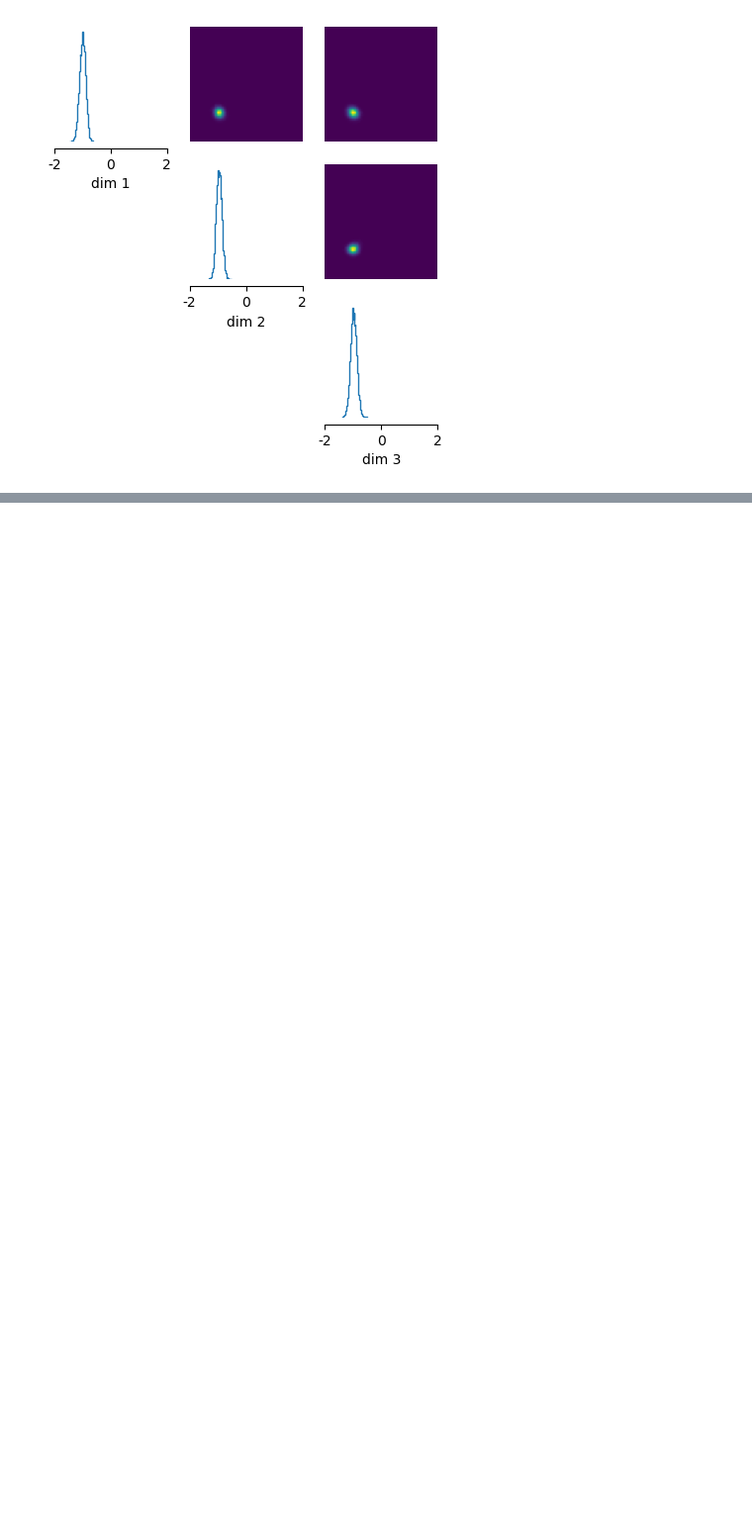
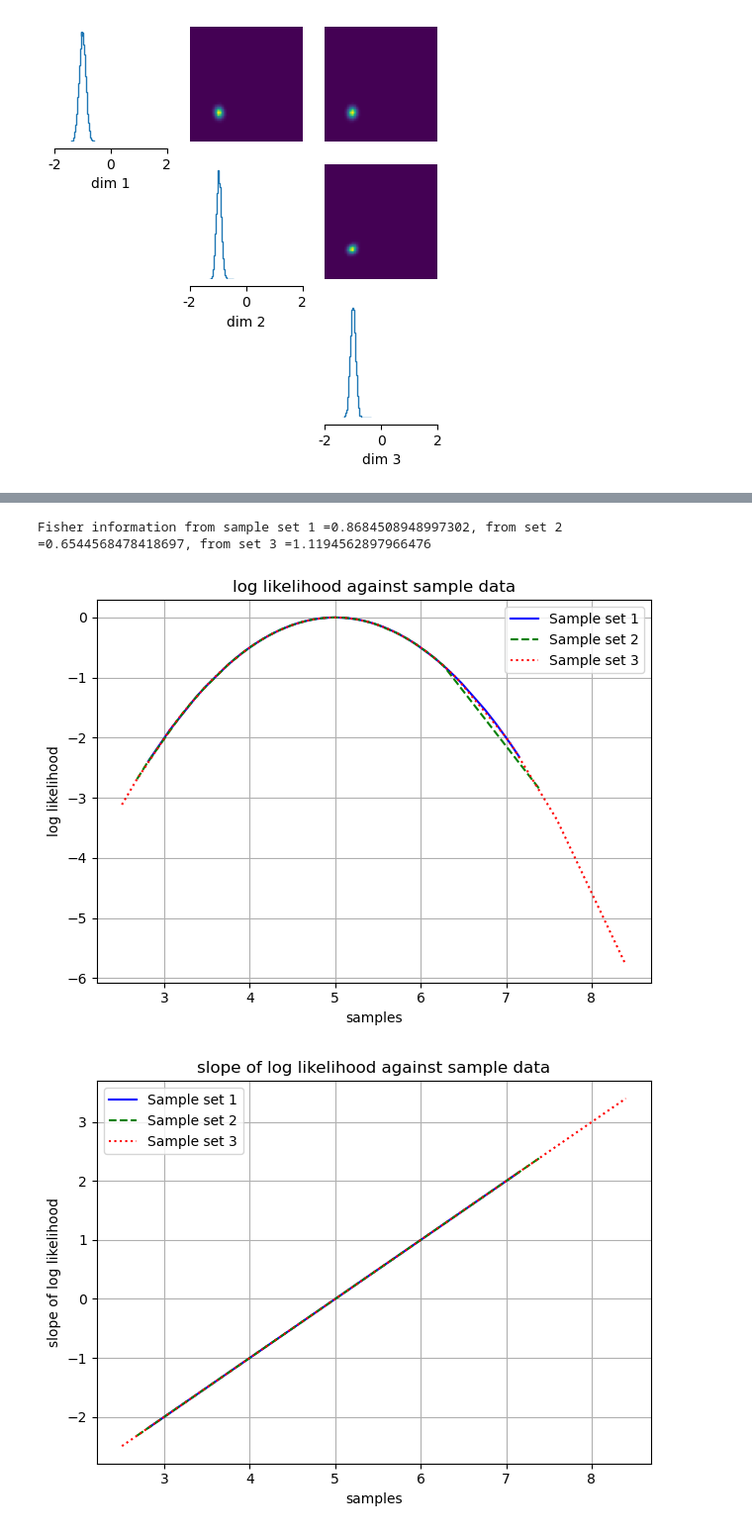
Before and after one commit to james-alvey-42/sbi-features, a Jupyter notebook: notebooks/2025-07-09-wk2-SBI-lib.ipynb, the cells around one changed output, grey strips where cells are left out. Shown at 99% size. Drawn from its saved outputs; the diff is of its cells as text; code cells hidden in the pictures; blank space fills up the shorter version.

Commit message:
week 2 notebook - some basic sbi lib explorations on amortised NPE and multi-round NPE; Fisher information calculation on Gaussian with different sample sizes to examine convergence.

```diff
--- a/notebooks/2025-07-09-wk2-SBI-lib.ipynb
+++ b/notebooks/2025-07-09-wk2-SBI-lib.ipynb
@@ -135,0 +143,61 @@ _ = analysis.pairplot(
+# %%
+#1D example
+# plan is to generate several random distribution of sample points from the true mu distribution
+# and calculate Fisher information of each sample sets and find the one sample set that best resembles the true distribution
+import numpy as np
+import matplotlib.pyplot as plt
+import torch
+np.random.seed(13)
+
+true_mu = 5
+true_sd = 1
+
+def log_likelihood(mu, sd, sample):
+    ll = []
+    for data in sample:
+        ll.append(-0.5 * (data - mu)**2 / (sd**2))
+    return ll
+
+def slope_ll(mu, sd, sample):  #slope of log likelihood function wrt parameter mu
+    slope = []
+    for data in sample:
+        slope.append( (data - mu) / (sd**2))
+    return slope
+
+#take 3 x 100 random sample points from the true distribution
+sample1 = np.sort(np.random.normal(true_mu, true_sd, size=100))
+sample2 = np.sort(np.random.normal(true_mu, true_sd, size=100))
+sample3 = np.sort(np.random.normal(true_mu, true_sd, size=100))
+
+FI1 = np.var(slope_ll(true_mu, true_sd, sample1))
+FI2 = np.var(slope_ll(true_mu, true_sd, sample2))
+FI3 = np.var(slope_ll(true_mu, true_sd, sample3))
+print(f'Fisher information from sample set 1 ={FI1}, from set 2 ={FI2}, from set 3 ={FI3}')
+
+plt.figure()
+plt.plot(sample1, log_likelihood(true_mu, true_sd, sample1), label='Sample set 1', color='blue', linestyle='-')
+plt.plot(sample2, log_likelihood(true_mu, true_sd, sample2), label='Sample set 2', color='green', linestyle='--')
+plt.plot(sample3, log_likelihood(true_mu, true_sd, sample3), label='Sample set 3', color='red', linestyle=':')
+plt.xlabel('samples')
+plt.ylabel('log likelihood')
+plt.title('log likelihood against sample data')
+plt.legend()
+plt.tight_layout()
+plt.grid(True)
+
+plt.figure()
+plt.plot(sample1, slope_ll(true_mu, true_sd, sample1), label='Sample set 1', color='blue', linestyle='-')
+plt.plot(sample2, slope_ll(true_mu, true_sd, sample2), label='Sample set 2', color='green', linestyle='--')
+plt.plot(sample3, slope_ll(true_mu, true_sd, sample3), label='Sample set 3', color='red', linestyle=':')
+plt.xlabel('samples')
+plt.ylabel('slope of log likelihood')
+plt.title('slope of log likelihood against sample data')
+plt.legend()
+plt.tight_layout()
+plt.grid(True)
+
+plt.show()
+# %% [output]
+Fisher information from sample set 1 =0.8684508948997302, from set 2 =0.6544568478418697, from set 3 =1.1194562897966476
+[figure, added]
+[figure, added]
```
Also changed, not shown: parts of 8 cells of this notebook.
